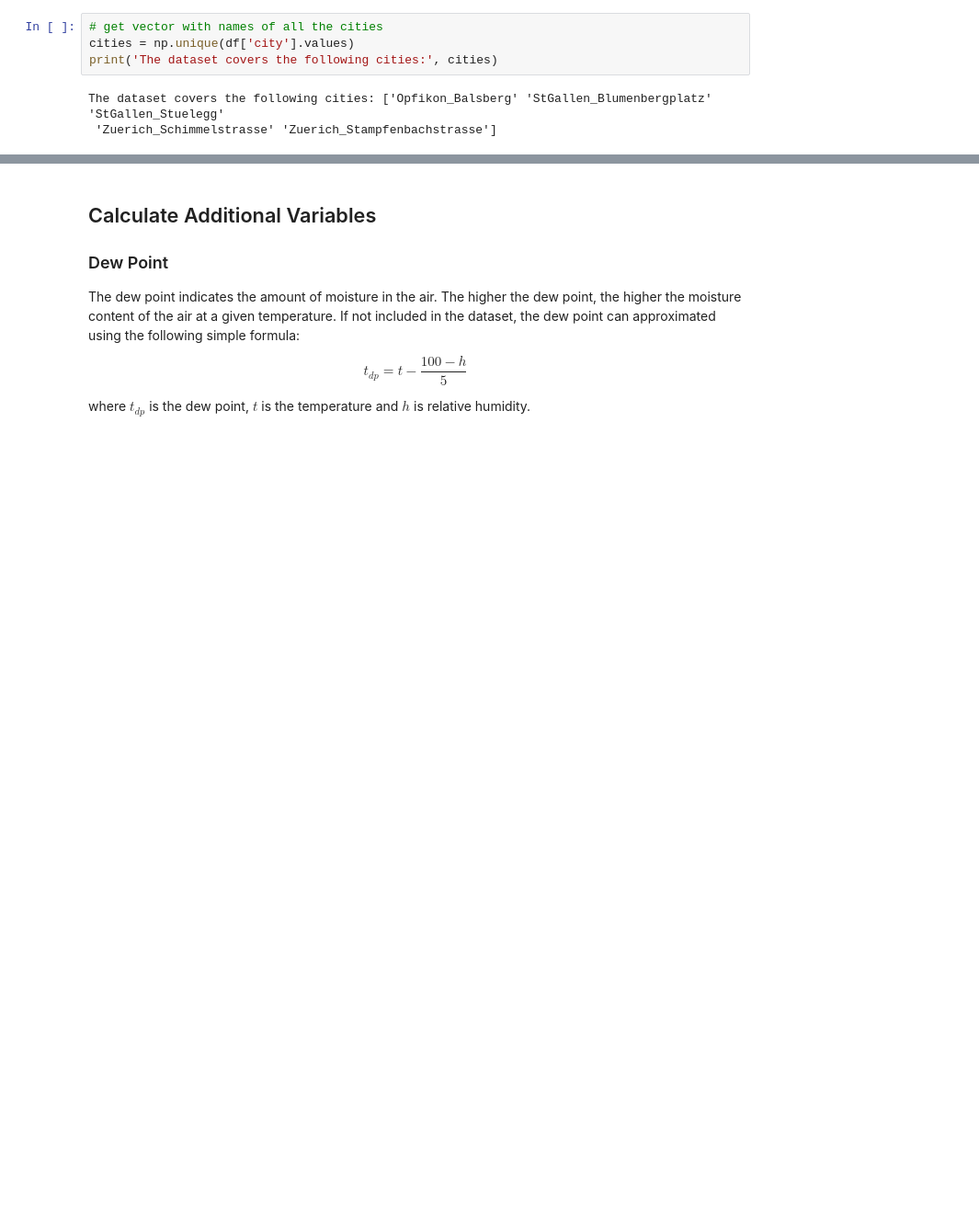
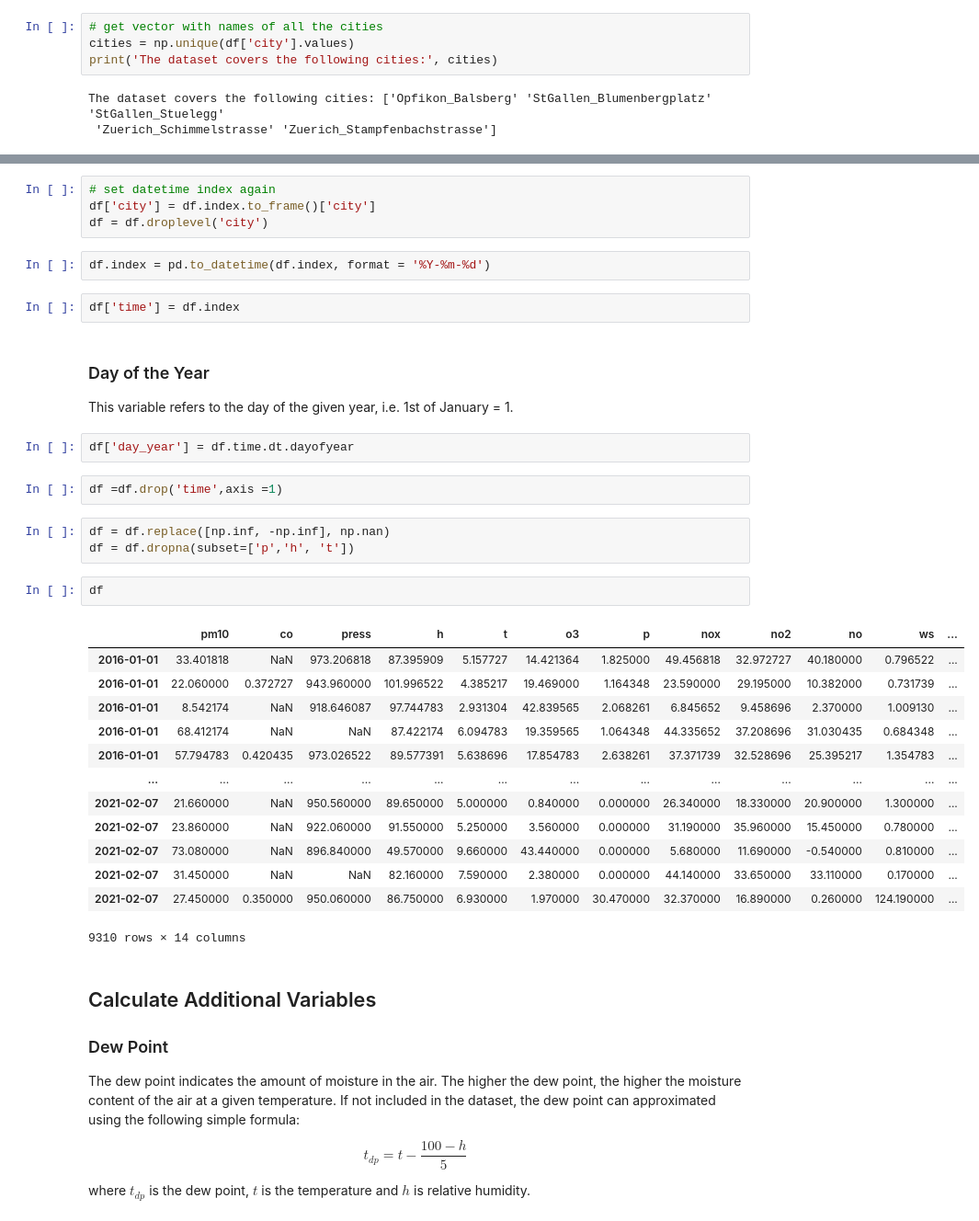
Before and after one commit to johanna-einsiedler/covid-19-air-pollution, a Jupyter notebook: Generate_Variables.ipynb, the cells around one changed output, grey strips where cells are left out. Shown at 92% size. Drawn from its saved outputs; the diff is of its cells as text; blank space fills up the shorter version.

```diff
--- a/Generate_Variables.ipynb
+++ b/Generate_Variables.ipynb
@@ -53,3 +74,37 @@ The dataset covers the following cities: ['Opfikon_Balsberg' 'StGallen_Blumenber
+# %%
+# set datetime index again
+df['city'] = df.index.to_frame()['city']
+df = df.droplevel('city')
+# %%
+df.index = pd.to_datetime(df.index, format = '%Y-%m-%d')
+# %%
+df['time'] = df.index
+# %% [markdown]
+### Day of the Year
+This variable refers to the day of the given year, i.e. 1st of January = 1.
+# %%
+df['day_year'] = df.time.dt.dayofyear
+# %%
+df =df.drop('time',axis =1)
+# %%
+df = df.replace([np.inf, -np.inf], np.nan)
+df = df.dropna(subset=['p','h', 't'])
+# %%
+df
+# %% [output]
+|  | pm10 | co | press | h | t | o3 | p | nox | no2 | no | ws | ... |
+| 2016-01-01 | 33.401818 | NaN | 973.206818 | 87.395909 | 5.157727 | 14.421364 | 1.825000 | 49.456818 | 32.972727 | 40.180000 | 0.796522 | ... |
+| 2016-01-01 | 22.060000 | 0.372727 | 943.960000 | 101.996522 | 4.385217 | 19.469000 | 1.164348 | 23.590000 | 29.195000 | 10.382000 | 0.731739 | ... |
+| 2016-01-01 | 8.542174 | NaN | 918.646087 | 97.744783 | 2.931304 | 42.839565 | 2.068261 | 6.845652 | 9.458696 | 2.370000 | 1.009130 | ... |
+| 2016-01-01 | 68.412174 | NaN | NaN | 87.422174 | 6.094783 | 19.359565 | 1.064348 | 44.335652 | 37.208696 | 31.030435 | 0.684348 | ... |
+| 2016-01-01 | 57.794783 | 0.420435 | 973.026522 | 89.577391 | 5.638696 | 17.854783 | 2.638261 | 37.371739 | 32.528696 | 25.395217 | 1.354783 | ... |
+| ... | ... | ... | ... | ... | ... | ... | ... | ... | ... | ... | ... | ... |
+| 2021-02-07 | 21.660000 | NaN | 950.560000 | 89.650000 | 5.000000 | 0.840000 | 0.000000 | 26.340000 | 18.330000 | 20.900000 | 1.300000 | ... |
+| 2021-02-07 | 23.860000 | NaN | 922.060000 | 91.550000 | 5.250000 | 3.560000 | 0.000000 | 31.190000 | 35.960000 | 15.450000 | 0.780000 | ... |
+| 2021-02-07 | 73.080000 | NaN | 896.840000 | 49.570000 | 9.660000 | 43.440000 | 0.000000 | 5.680000 | 11.690000 | -0.540000 | 0.810000 | ... |
+| 2021-02-07 | 31.450000 | NaN | NaN | 82.160000 | 7.590000 | 2.380000 | 0.000000 | 44.140000 | 33.650000 | 33.110000 | 0.170000 | ... |
+| 2021-02-07 | 27.450000 | 0.350000 | 950.060000 | 86.750000 | 6.930000 | 1.970000 | 30.470000 | 32.370000 | 16.890000 | 0.260000 | 124.190000 | ... |
+9310 rows × 14 columns
 # %% [markdown]
 ## Calculate Additional Variables
 
```
Also changed, not shown: parts of 15 cells of this notebook.
